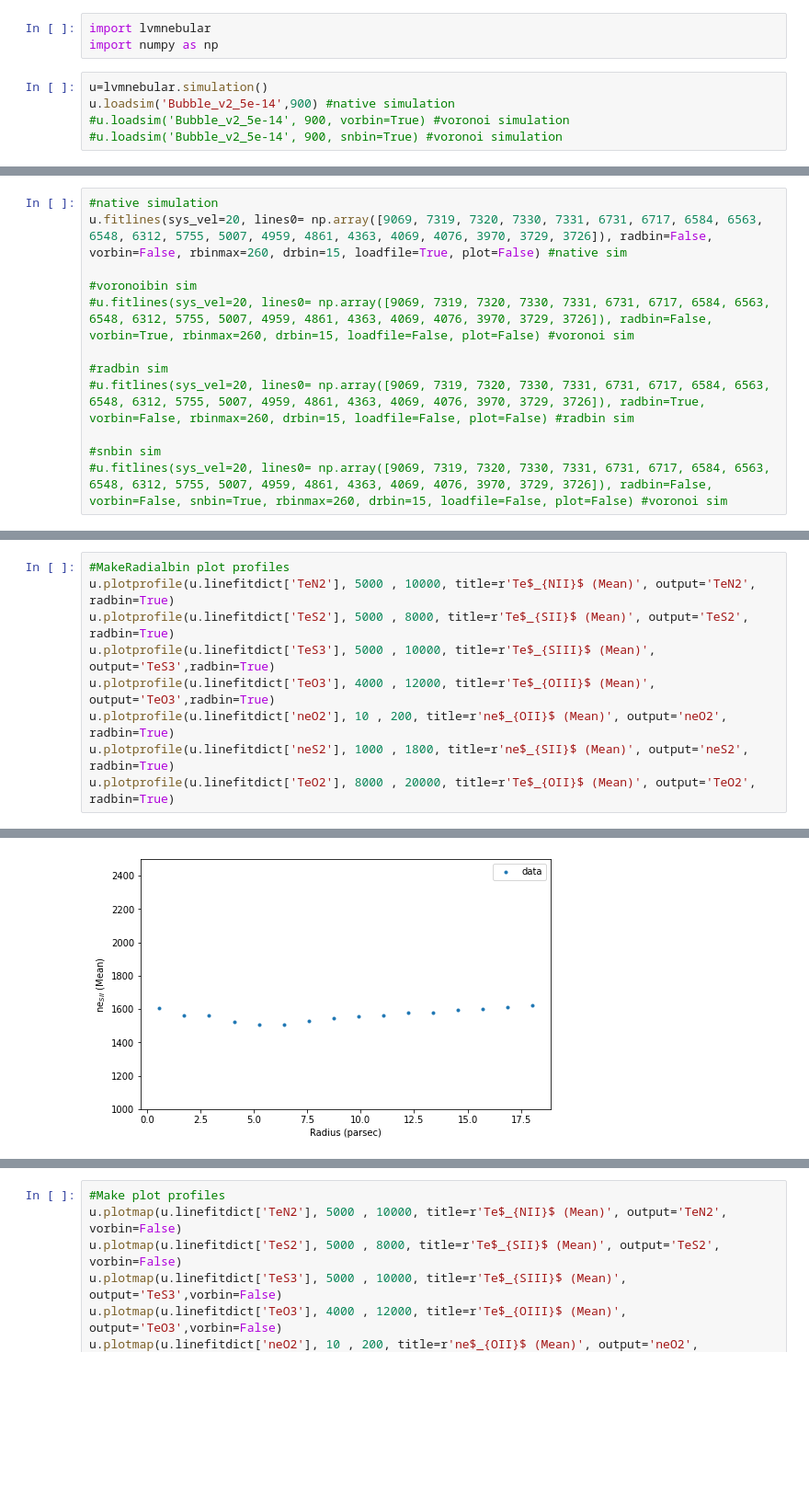
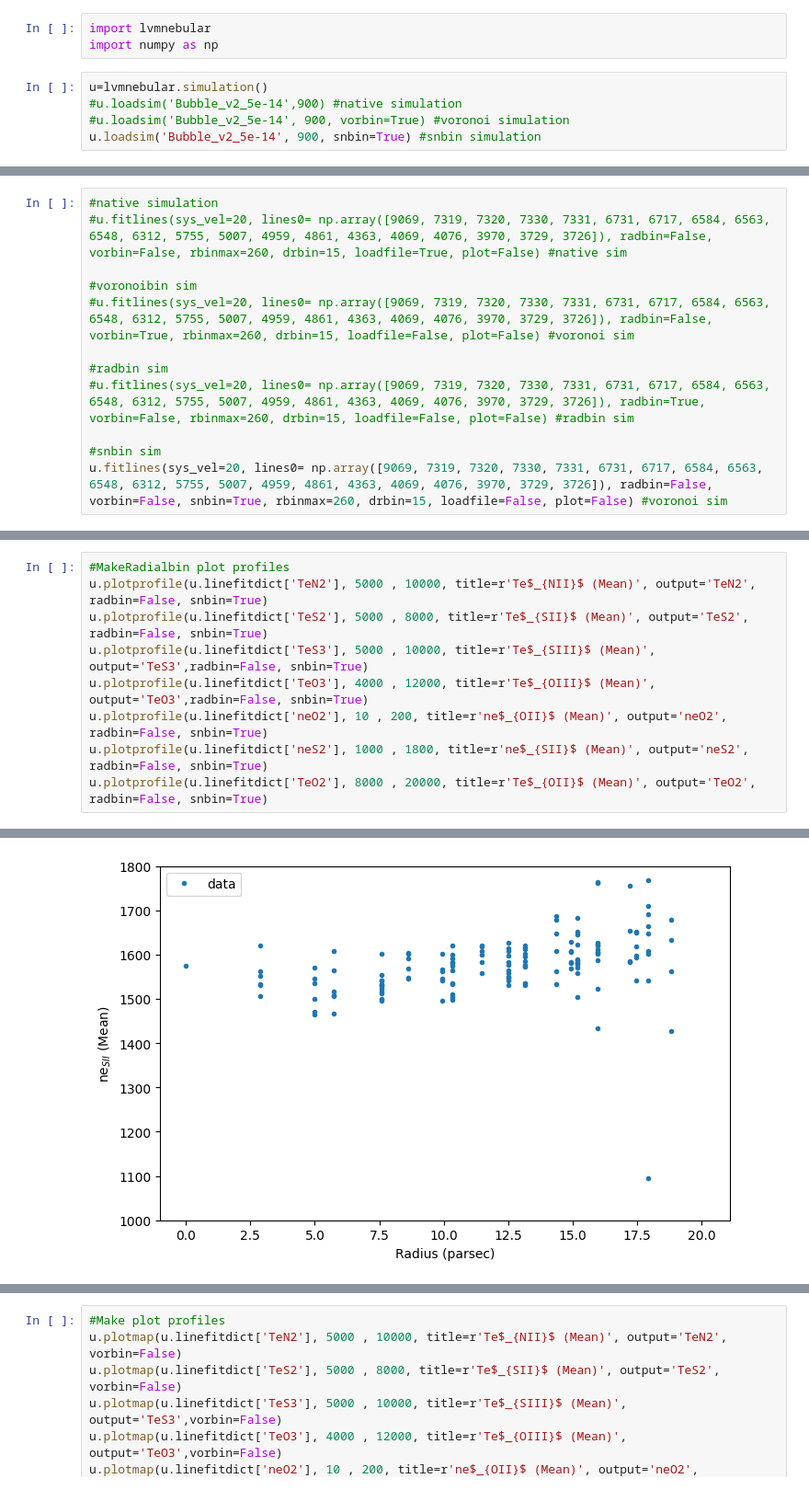
Before and after one commit to Amrita27singh/lvmnebular, a Jupyter notebook: Testing_lvmnebular.ipynb, the cells around one changed output, grey strips where cells are left out. Shown at 92% size. Saved outputs shown, nothing was run; the diff lists cells and outputs as text; blank space fills up the shorter version.

```diff
--- a/Testing_lvmnebular.ipynb
+++ b/Testing_lvmnebular.ipynb
@@ -3,9 +3,9 @@ import lvmnebular
 import numpy as np
 # %%
 u=lvmnebular.simulation()
-u.loadsim('Bubble_v2_5e-14',900) #native simulation
+#u.loadsim('Bubble_v2_5e-14',900) #native simulation
 #u.loadsim('Bubble_v2_5e-14', 900, vorbin=True) #voronoi simulation
-#u.loadsim('Bubble_v2_5e-14', 900, snbin=True) #voronoi simulation
+u.loadsim('Bubble_v2_5e-14', 900, snbin=True) #snbin simulation
 # %% [output]
 Loading simulation: /home/amrita/LVM/lvmnebular/Bubble_v2_5e-14
 
@@ -14,6 +14,6 @@ no.of bins: 169
 # %%
 #native simulation
-u.fitlines(sys_vel=20, lines0= np.array([9069, 7319, 7320, 7330, 7331, 6731, 6717, 6584, 6563, 6548, 6312, 5755, 5007, 4959, 4861, 4363, 4069, 4076, 3970, 3729, 3726]), radbin=False, vorbin=False, rbinmax=260, drbin=15, loadfile=True, plot=False) #native sim
+#u.fitlines(sys_vel=20, lines0= np.array([9069, 7319, 7320, 7330, 7331, 6731, 6717, 6584, 6563, 6548, 6312, 5755, 5007, 4959, 4861, 4363, 4069, 4076, 3970, 3729, 3726]), radbin=False, vorbin=False, rbinmax=260, drbin=15, loadfile=True, plot=False) #native sim
 
 #voronoibin sim
 #u.fitlines(sys_vel=20, lines0= np.array([9069, 7319, 7320, 7330, 7331, 6731, 6717, 6584, 6563, 6548, 6312, 5755, 5007, 4959, 4861, 4363, 4069, 4076, 3970, 3729, 3726]), radbin=False, vorbin=True, rbinmax=260, drbin=15, loadfile=False, plot=False) #voronoi sim
@@ -22,7 +22,7 @@ u.fitlines(sys_vel=20, lines0= np.array([9069, 7319, 7320, 7330, 7331, 6731, 671
 #u.fitlines(sys_vel=20, lines0= np.array([9069, 7319, 7320, 7330, 7331, 6731, 6717, 6584, 6563, 6548, 6312, 5755, 5007, 4959, 4861, 4363, 4069, 4076, 3970, 3729, 3726]), radbin=True, vorbin=False, rbinmax=260, drbin=15, loadfile=False, plot=False) #radbin sim
 
 #snbin sim
-#u.fitlines(sys_vel=20, lines0= np.array([9069, 7319, 7320, 7330, 7331, 6731, 6717, 6584, 6563, 6548, 6312, 5755, 5007, 4959, 4861, 4363, 4069, 4076, 3970, 3729, 3726]), radbin=False, vorbin=False, snbin=True, rbinmax=260, drbin=15, loadfile=False, plot=False) #voronoi sim
+u.fitlines(sys_vel=20, lines0= np.array([9069, 7319, 7320, 7330, 7331, 6731, 6717, 6584, 6563, 6548, 6312, 5755, 5007, 4959, 4861, 4363, 4069, 4076, 3970, 3729, 3726]), radbin=False, vorbin=False, snbin=True, rbinmax=260, drbin=15, loadfile=False, plot=False) #voronoi sim
 # %% [output]
 Fitting Emmission Lines: ['9069' '7319' '7320' '7330' '7331' '6731' '6717' '6584' '6563' '6548'
  '6312' '5755' '5007' '4959' '4861' '4363' '4069' '4076' '3970' '3729'
@@ -73,11 +79,11 @@ u.overplotprofile(u.linefitdict['TeO2'], u.vals[1], 5000 , 16000, title=r'Te$_{O
 [figure]
 # %%
 #MakeRadialbin plot profiles
-u.plotprofile(u.linefitdict['TeN2'], 5000 , 10000, title=r'Te$_{NII}$ (Mean)', output='TeN2', radbin=True)
-u.plotprofile(u.linefitdict['TeS2'], 5000 , 8000, title=r'Te$_{SII}$ (Mean)', output='TeS2',  radbin=True)
-u.plotprofile(u.linefitdict['TeS3'], 5000 , 10000, title=r'Te$_{SIII}$ (Mean)', output='TeS3',radbin=True)
-u.plotprofile(u.linefitdict['TeO3'], 4000 , 12000, title=r'Te$_{OIII}$ (Mean)', output='TeO3',radbin=True)
-u.plotprofile(u.linefitdict['neO2'], 10 , 200, title=r'ne$_{OII}$ (Mean)', output='neO2',     radbin=True)
-u.plotprofile(u.linefitdict['neS2'], 1000 , 1800, title=r'ne$_{SII}$ (Mean)', output='neS2',  radbin=True)
-u.plotprofile(u.linefitdict['TeO2'], 8000 , 20000, title=r'Te$_{OII}$ (Mean)', output='TeO2', radbin=True)
+u.plotprofile(u.linefitdict['TeN2'], 5000 , 10000, title=r'Te$_{NII}$ (Mean)', output='TeN2', radbin=False, snbin=True)
+u.plotprofile(u.linefitdict['TeS2'], 5000 , 8000, title=r'Te$_{SII}$ (Mean)', output='TeS2',  radbin=False, snbin=True)
+u.plotprofile(u.linefitdict['TeS3'], 5000 , 10000, title=r'Te$_{SIII}$ (Mean)', output='TeS3',radbin=False, snbin=True)
+u.plotprofile(u.linefitdict['TeO3'], 4000 , 12000, title=r'Te$_{OIII}$ (Mean)', output='TeO3',radbin=False, snbin=True)
+u.plotprofile(u.linefitdict['neO2'], 10 , 200, title=r'ne$_{OII}$ (Mean)', output='neO2',     radbin=False, snbin=True)
+u.plotprofile(u.linefitdict['neS2'], 1000 , 1800, title=r'ne$_{SII}$ (Mean)', output='neS2',  radbin=False, snbin=True)
+u.plotprofile(u.linefitdict['TeO2'], 8000 , 20000, title=r'Te$_{OII}$ (Mean)', output='TeO2', radbin=False, snbin=True)
 # %% [output]
@@ -89 +95 @@ u.plotprofile(u.linefitdict['TeO2'], 8000 , 20000, title=r'Te$_{OII}$ (Mean)', o
-[figure, old version]
+[figure, new version]
```
Also changed, not shown: parts of 6 cells of this notebook, 1 other file.
